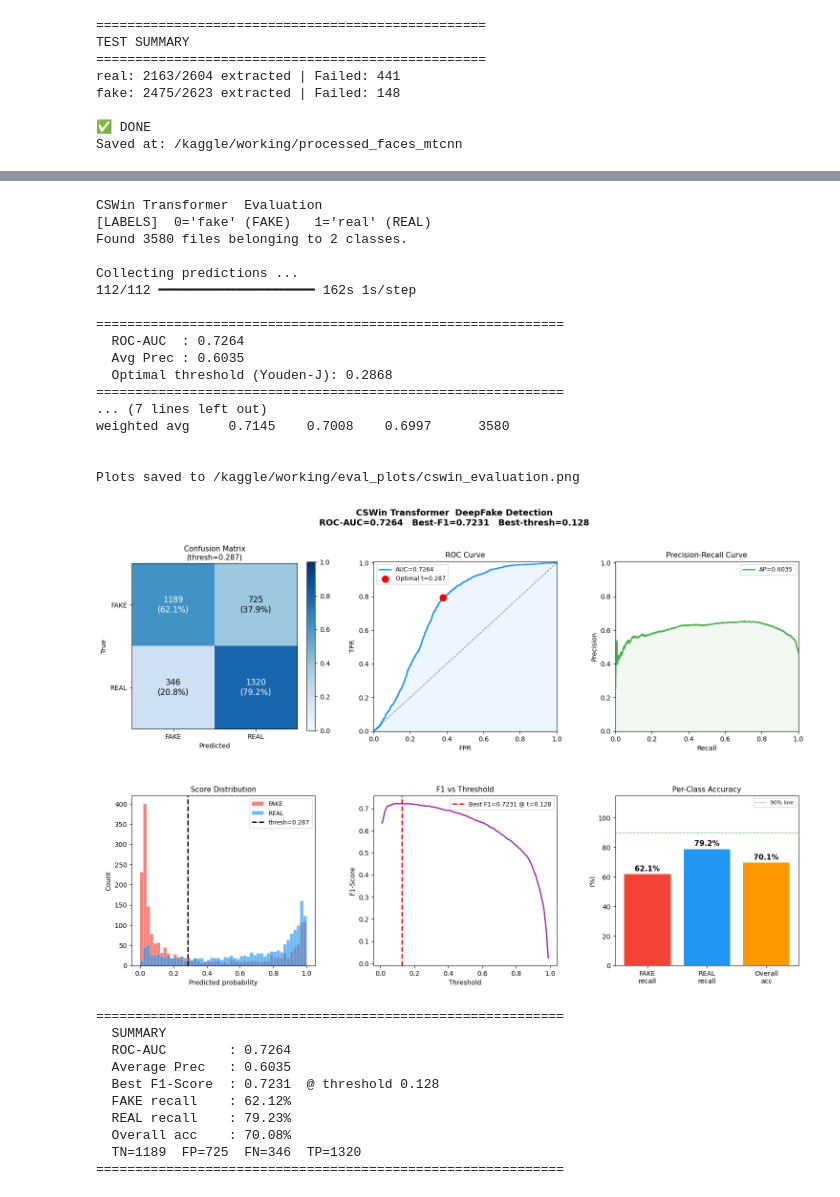
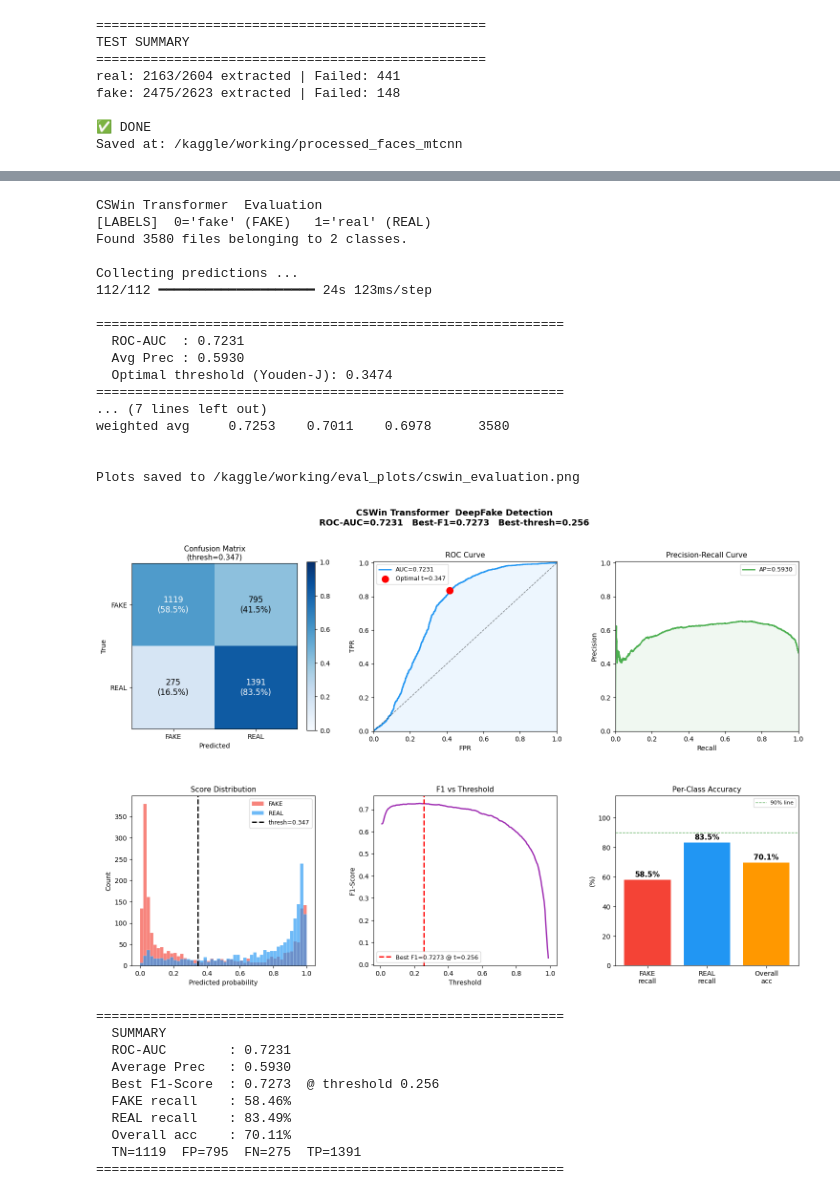
Before and after one commit to Sahanakarthikeyan/deepfake-face-detection, a Jupyter notebook: deepfake.ipynb, the cells around one changed output, grey strips where cells are left out. Cells and saved outputs as stored; diff of their text form; code cells hidden in the pictures.

Commit message:
Kaggle Notebook | DeepFake | Version 2

```diff
--- a/deepfake.ipynb
+++ b/deepfake.ipynb
@@ -194,6 +194,7 @@ Saved at: /kaggle/working/processed_faces_mtcnn
 from IPython.display import FileLink
 FileLink('mtcnn_output_final.zip')
 # %%
+#Best-High-Performing-Training-Code
 import os, json, math, shutil
 import numpy as np
 import tensorflow as tf
@@ -205,7 +206,7 @@ from tensorflow.keras import layers
 # ══════════════════════════════════════════════════════════════════════════════
 IMG_SIZE       = (128, 128)
 BATCH_SIZE     = 32
-EPOCHS         = 15
+EPOCHS         = 20
 PEAK_LR        = 1e-4
 WARMUP_EPOCHS  = 10
 MIN_LR         = 1e-6
@@ -706,7 +707,7 @@ def main():
         )
         return m
 
-    BACKUP_CKPT = "/kaggle/input/datasets/sahanakaids/cswin-checkpoints-new/cswin_best.keras"
+    BACKUP_CKPT = "/kaggle/input/datasets/sahanakarthikeyan/cswin-checkpoints/cswin_best.keras"
 
     if os.path.exists(MODEL_PATH):
         print(f"  Resuming from working checkpoint: {MODEL_PATH}")
@@ -795,7 +796,7 @@ IMG_SIZE       = (128, 128)
 BATCH_SIZE     = 32
 DROP_PATH_RATE = 0.1
 DROPOUT        = 0.1
-MODEL_PATH     = "//kaggle/input/datasets/sahanakarthikeyan/cswin-checkpoints/cswin_best.keras"
+MODEL_PATH     = "/kaggle/input/datasets/sahanakarthikeyan/cswin-checkpoints/cswin_best.keras"
 DATA_DIR       = "/kaggle/input/datasets/sahanakarthikeyan/mtcnn-output/mtcnn_output"
 OUT_DIR        = "/kaggle/working/eval_plots"
 os.makedirs(OUT_DIR, exist_ok=True)
@@ -1142,46 +1143,46 @@ def evaluate_and_plot(model, test_ds):
     print(f"  FAKE recall    : {fake_acc:.2f}%")
     print(f"  REAL recall    : {real_acc:.2f}%")
     print(f"  Overall acc    : {overall:.2f}%")
     print(f"  TN={tn}  FP={fp}  FN={fn}  TP={tp}")
     print(f"{'='*60}")
 
 
 def main():
     print("CSWin Transformer  Evaluation")
     class_names = get_class_names()
     test_ds     = load_test_ds(class_names)
     model       = load_model()
     evaluate_and_plot(model, test_ds)
 
 
 if __name__ == "__main__":
     main()
 # %% [output]
 CSWin Transformer  Evaluation
 [LABELS]  0='fake' (FAKE)   1='real' (REAL)
 Found 3580 files belonging to 2 classes.
 
 Collecting predictions ...
-112/112 ━━━━━━━━━━━━━━━━━━━━ 162s 1s/step
+112/112 ━━━━━━━━━━━━━━━━━━━━ 24s 123ms/step
 
 ============================================================
-  ROC-AUC  : 0.7264
-  Avg Prec : 0.6035
-  Optimal threshold (Youden-J): 0.2868
+  ROC-AUC  : 0.7231
+  Avg Prec : 0.5930
+  Optimal threshold (Youden-J): 0.3474
 ============================================================
 ... (7 lines left out)
-weighted avg     0.7145    0.7008    0.6997      3580
+weighted avg     0.7253    0.7011    0.6978      3580
 
 
 Plots saved to /kaggle/working/eval_plots/cswin_evaluation.png
-[figure, old version]
+[figure, new version]
 ============================================================
   SUMMARY
-  ROC-AUC        : 0.7264
-  Average Prec   : 0.6035
-  Best F1-Score  : 0.7231  @ threshold 0.128
-  FAKE recall    : 62.12%
-  REAL recall    : 79.23%
-  Overall acc    : 70.08%
-  TN=1189  FP=725  FN=346  TP=1320
+  ROC-AUC        : 0.7231
+  Average Prec   : 0.5930
+  Best F1-Score  : 0.7273  @ threshold 0.256
+  FAKE recall    : 58.46%
+  REAL recall    : 83.49%
+  Overall acc    : 70.11%
+  TN=1119  FP=795  FN=275  TP=1391
 ============================================================
```
Also changed, not shown: parts of 3 cells of this notebook.
